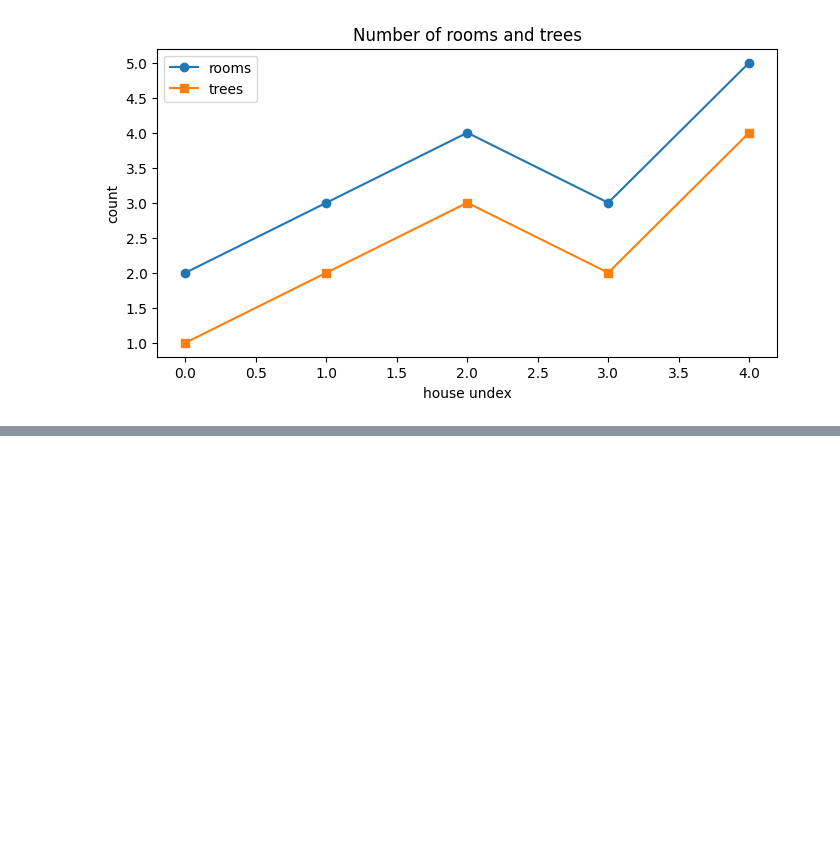
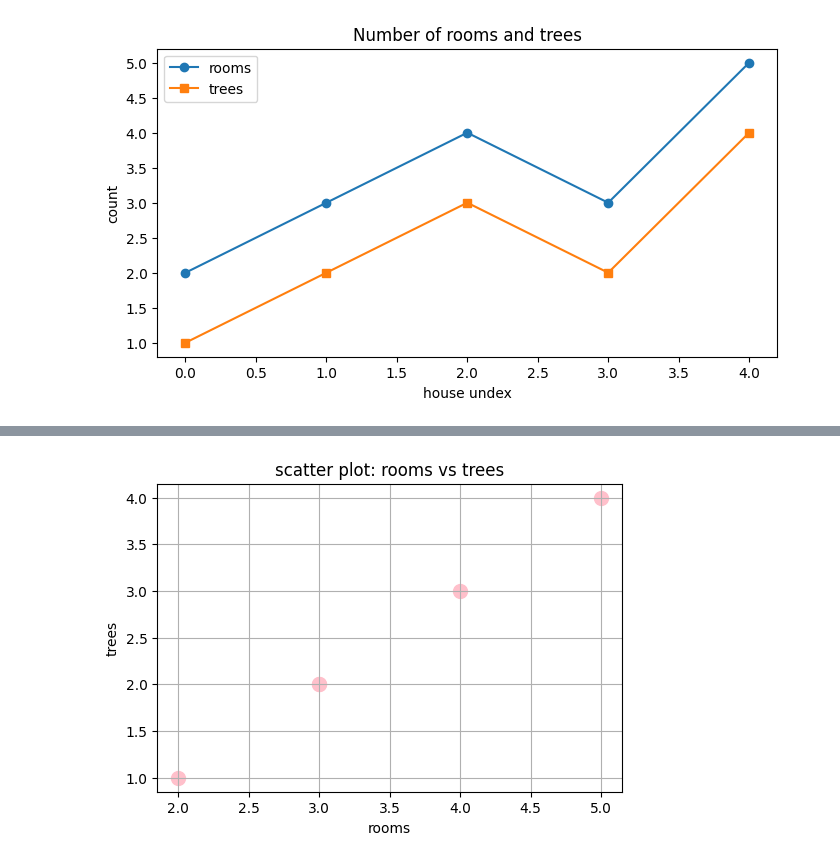
Before and after one commit to Chetanaaa13/C, a Jupyter notebook: ml/jupyter.ipynb, the cells around one changed output, grey strips where cells are left out. Saved outputs shown, nothing was run; the diff lists cells and outputs as text; code cells hidden in the pictures; blank space fills up the shorter version.

```diff
--- a/ml/jupyter.ipynb
+++ b/ml/jupyter.ipynb
@@ -289,0 +292,10 @@ SyntaxError: invalid syntax. Maybe you meant '==' or ':=' instead of '='? (ipyth
+# %%
+plt.figure(figsize=(6,4))
+plt.scatter(df['rooms'],df['trees'],color='pink',s=100)
+plt.title("scatter plot: rooms vs trees")
+plt.xlabel("rooms")
+plt.ylabel("trees")
+plt.grid(True)
+plt.show()
+# %% [output]
+[figure, added]
```
Also changed, not shown: parts of 3 cells of this notebook.
